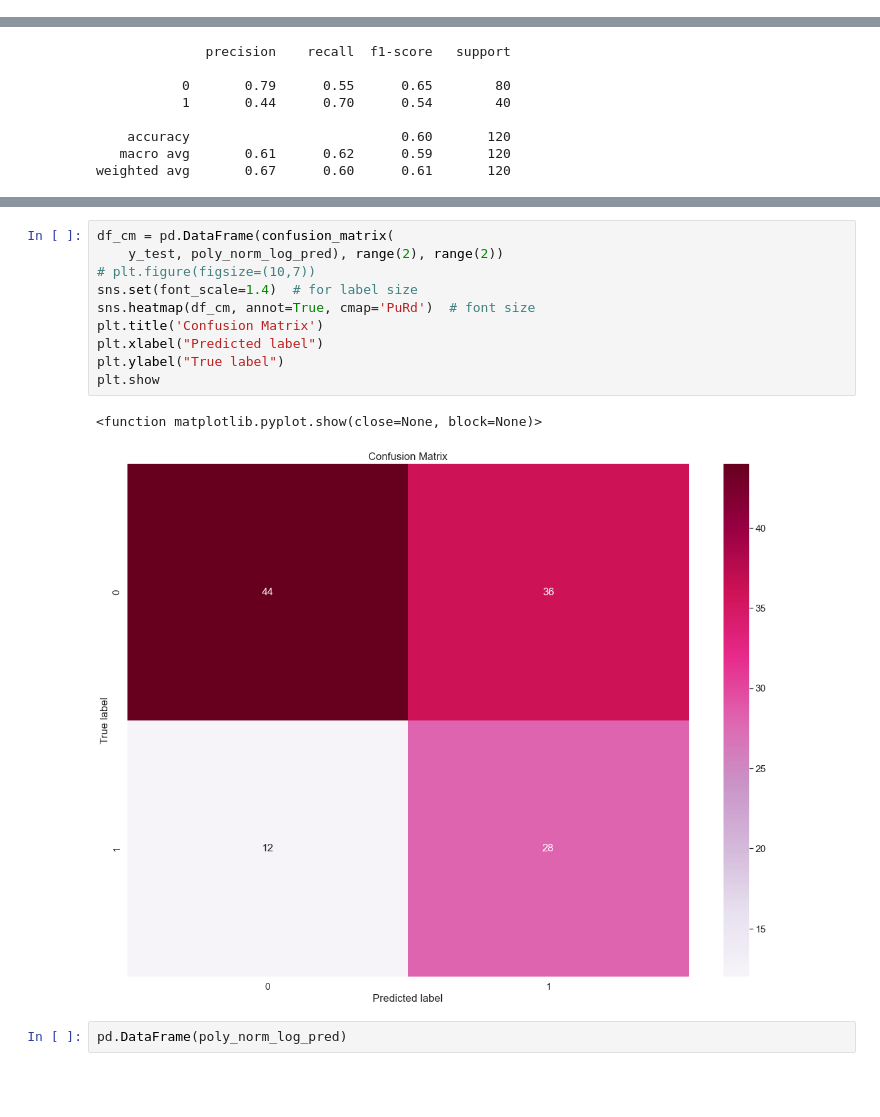
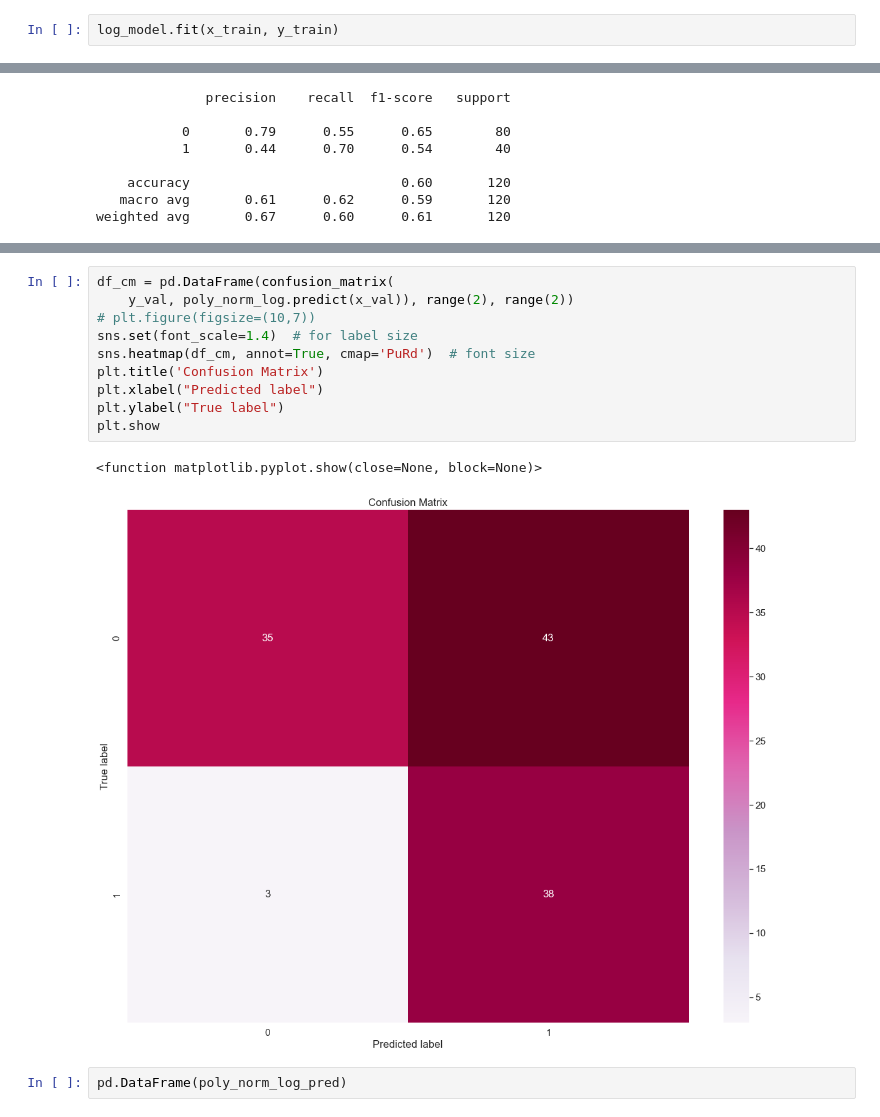
Before and after one commit to nhat117/COSC2753-ASM1, a Jupyter notebook: sepsis_prediction .ipynb, the cells around one changed output, grey strips where cells are left out. Drawn from its saved outputs; the diff is of its cells as text; blank space fills up the shorter version.

```diff
--- a/sepsis_prediction .ipynb
+++ b/sepsis_prediction .ipynb
@@ -1799,3 +1801,5 @@ print(y_val.shape)
 # %%
 from sklearn.linear_model import LogisticRegression
 log_model = LogisticRegression()
+# %%
+log_model.fit(x_train, y_train)
@@ -1884,16 +1938,16 @@ weighted avg       0.67      0.60      0.61       120
 # %%
 df_cm = pd.DataFrame(confusion_matrix(
-    y_test, poly_norm_log_pred), range(2), range(2))
+    y_val, poly_norm_log.predict(x_val)), range(2), range(2))
 # plt.figure(figsize=(10,7))
 sns.set(font_scale=1.4)  # for label size
 sns.heatmap(df_cm, annot=True, cmap='PuRd')  # font size
 plt.title('Confusion Matrix')
 plt.xlabel("Predicted label")
 plt.ylabel("True label")
 plt.show
 # %% [output]
 <function matplotlib.pyplot.show(close=None, block=None)>
-[figure, old version]
+[figure, new version]
 # %%
 pd.DataFrame(poly_norm_log_pred)
 # %% [output]
```
Also changed, not shown: parts of 32 cells of this notebook.
